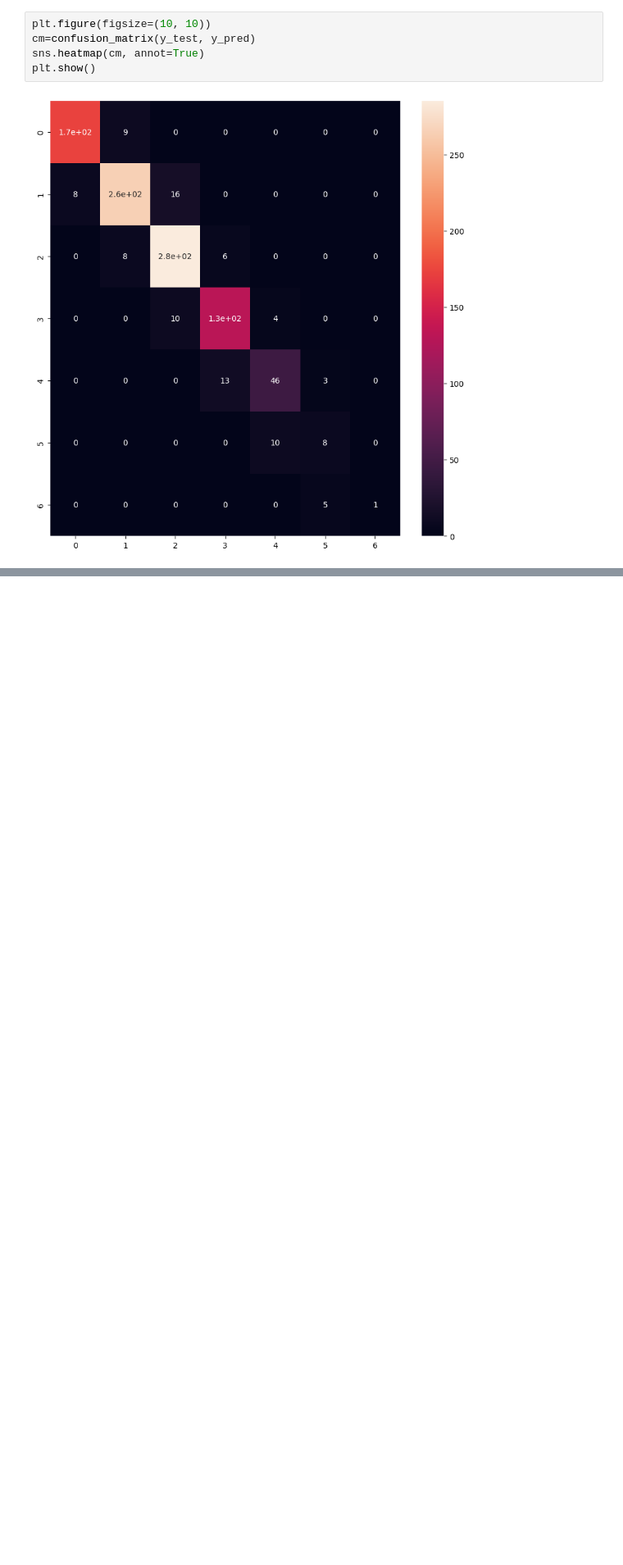
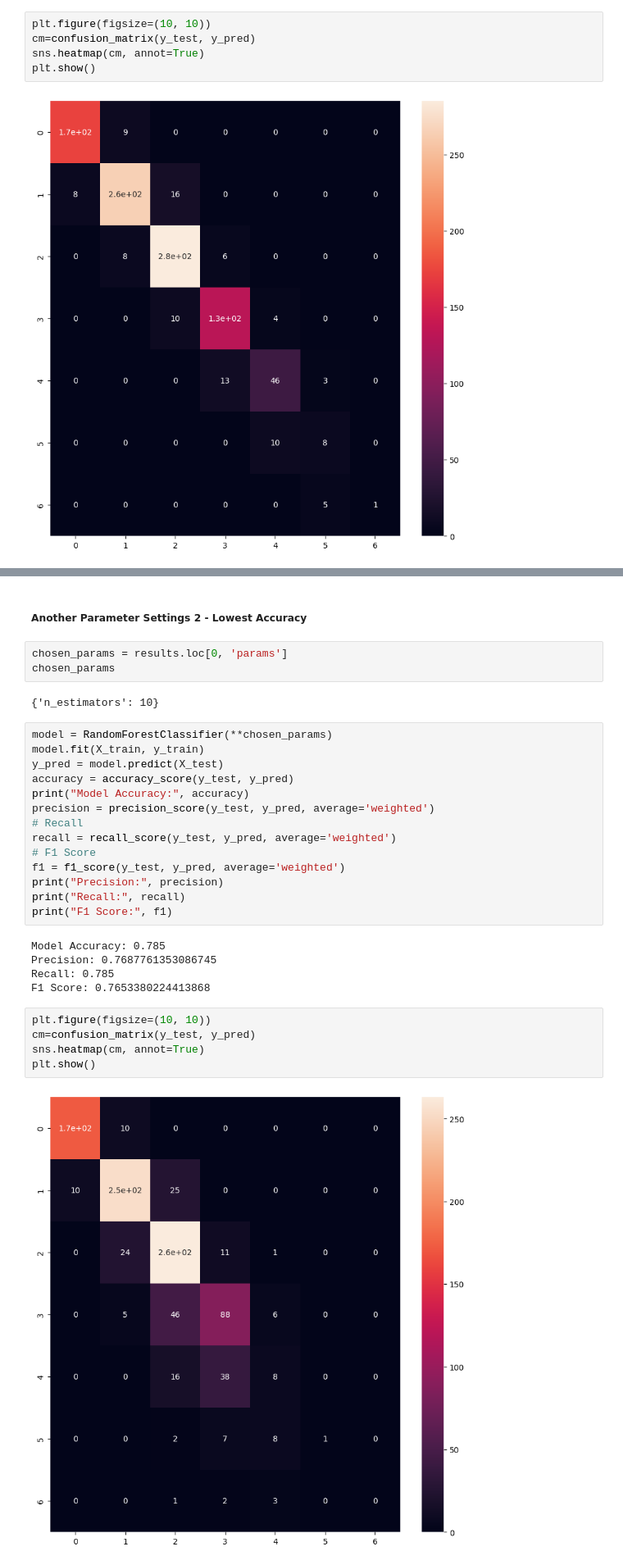
Before and after one commit to Snaseri2001/Machine-learning, a Jupyter notebook: Classification_Lohn/TU_ML_2025S_Loan.ipynb, the cells around one changed output, grey strips where cells are left out. Shown: that part at 82% size. Drawn from its saved outputs; the diff is of its cells as text; blank space fills up the shorter version.

```diff
--- a/Classification_Lohn/TU_ML_2025S_Loan.ipynb
+++ b/Classification_Lohn/TU_ML_2025S_Loan.ipynb
@@ -681,0 +938,33 @@ plt.show()
+# %% [markdown]
+##### Another Parameter Settings 2 - Lowest Accuracy
+# %%
+chosen_params = results.loc[0, 'params']
+chosen_params
+# %% [output]
+{'n_estimators': 10}
+# %%
+model = RandomForestClassifier(**chosen_params)
+model.fit(X_train, y_train)
+y_pred = model.predict(X_test)
+accuracy = accuracy_score(y_test, y_pred)
+print("Model Accuracy:", accuracy)
+precision = precision_score(y_test, y_pred, average='weighted')
+# Recall
+recall = recall_score(y_test, y_pred, average='weighted')
+# F1 Score
+f1 = f1_score(y_test, y_pred, average='weighted')
+print("Precision:", precision)
+print("Recall:", recall)
+print("F1 Score:", f1)
+# %% [output]
+Model Accuracy: 0.785
+Precision: 0.7687761353086745
+Recall: 0.785
+F1 Score: 0.7653380224413868
+# %%
+plt.figure(figsize=(10, 10))
+cm=confusion_matrix(y_test, y_pred)
+sns.heatmap(cm, annot=True)
+plt.show()
+# %% [output]
+[figure, added]
```
Also changed, not shown: parts of 53 cells of this notebook.
